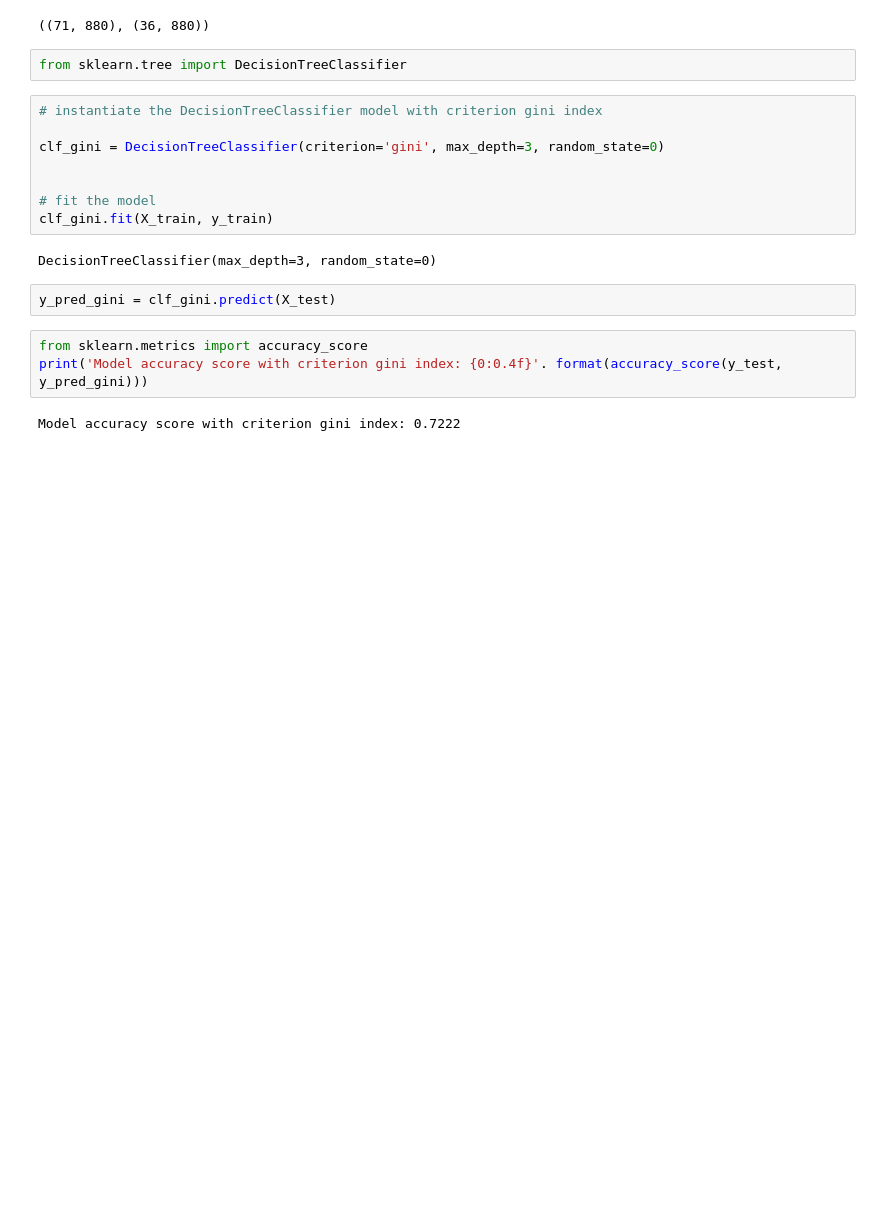
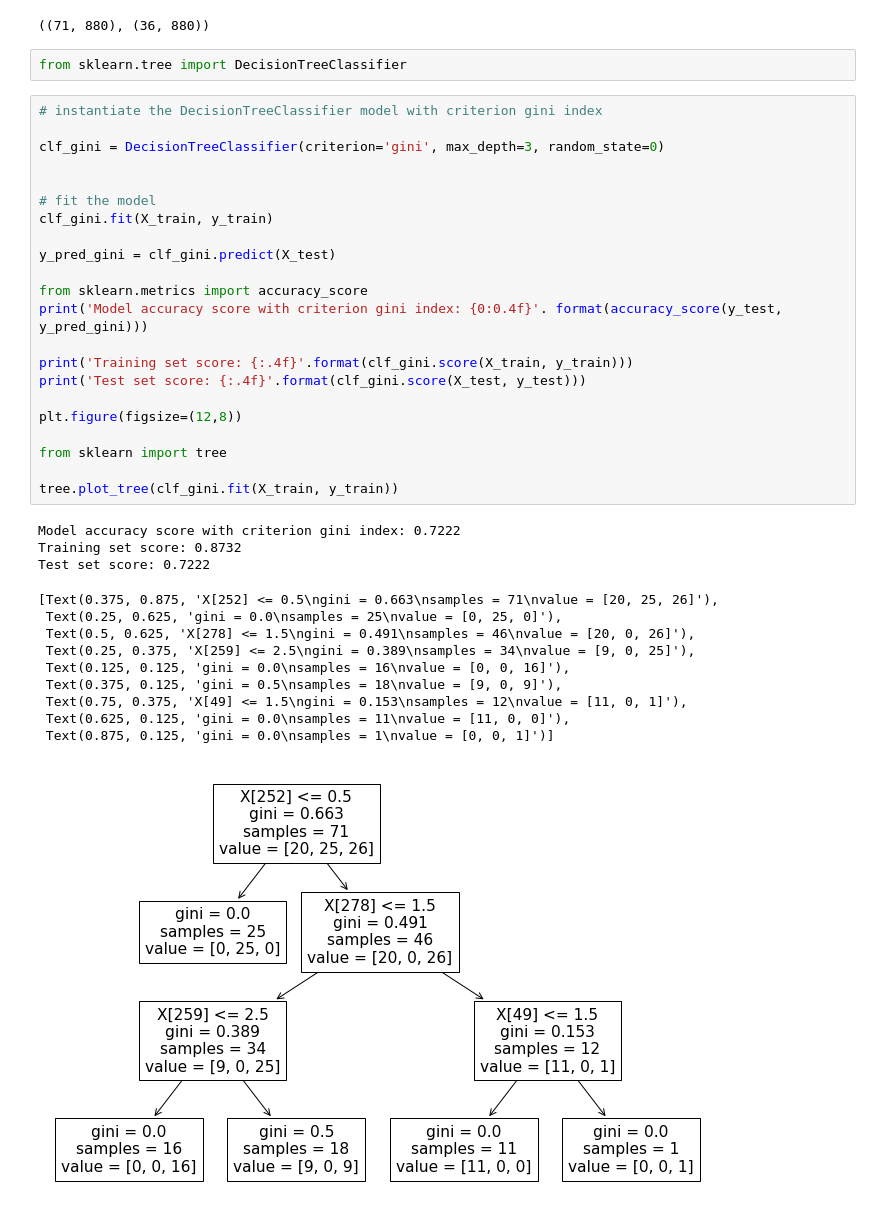
Before and after one commit to thatjohnguy/afidep-deep-learning-project, a Jupyter notebook: decision-trees-afidep-lagos.ipynb, the cells around one changed output. Drawn from its saved outputs; the diff is of its cells as text; blank space fills up the shorter version.

```diff
--- a/decision-trees-afidep-lagos.ipynb
+++ b/decision-trees-afidep-lagos.ipynb
@@ -200,20 +200,39 @@ X_train.shape, X_test.shape
 ((71, 880), (36, 880))
 # %%
 from sklearn.tree import DecisionTreeClassifier
-# %%
-# instantiate the DecisionTreeClassifier model with criterion gini index
-
-clf_gini = DecisionTreeClassifier(criterion='gini', max_depth=3, random_state=0)
-
-
-# fit the model
-clf_gini.fit(X_train, y_train)
-# %% [output]
-DecisionTreeClassifier(max_depth=3, random_state=0)
-# %%
-y_pred_gini = clf_gini.predict(X_test)
-# %%
-from sklearn.metrics import accuracy_score
-print('Model accuracy score with criterion gini index: {0:0.4f}'. format(accuracy_score(y_test, y_pred_gini)))
-# %% [output]
-Model accuracy score with criterion gini index: 0.7222
+# %%
+# instantiate the DecisionTreeClassifier model with criterion gini index
+
+clf_gini = DecisionTreeClassifier(criterion='gini', max_depth=3, random_state=0)
+
+
+# fit the model
+clf_gini.fit(X_train, y_train)
+
+y_pred_gini = clf_gini.predict(X_test)
+
+from sklearn.metrics import accuracy_score
+print('Model accuracy score with criterion gini index: {0:0.4f}'. format(accuracy_score(y_test, y_pred_gini)))
+
+print('Training set score: {:.4f}'.format(clf_gini.score(X_train, y_train)))
+print('Test set score: {:.4f}'.format(clf_gini.score(X_test, y_test)))
+
+plt.figure(figsize=(12,8))
+
+from sklearn import tree
+
+tree.plot_tree(clf_gini.fit(X_train, y_train))
+# %% [output]
+Model accuracy score with criterion gini index: 0.7222
+Training set score: 0.8732
+Test set score: 0.7222
+[Text(0.375, 0.875, 'X[252] <= 0.5\ngini = 0.663\nsamples = 71\nvalue = [20, 25, 26]'),
+ Text(0.25, 0.625, 'gini = 0.0\nsamples = 25\nvalue = [0, 25, 0]'),
+ Text(0.5, 0.625, 'X[278] <= 1.5\ngini = 0.491\nsamples = 46\nvalue = [20, 0, 26]'),
+ Text(0.25, 0.375, 'X[259] <= 2.5\ngini = 0.389\nsamples = 34\nvalue = [9, 0, 25]'),
+ Text(0.125, 0.125, 'gini = 0.0\nsamples = 16\nvalue = [0, 0, 16]'),
+ Text(0.375, 0.125, 'gini = 0.5\nsamples = 18\nvalue = [9, 0, 9]'),
+ Text(0.75, 0.375, 'X[49] <= 1.5\ngini = 0.153\nsamples = 12\nvalue = [11, 0, 1]'),
+ Text(0.625, 0.125, 'gini = 0.0\nsamples = 11\nvalue = [11, 0, 0]'),
+ Text(0.875, 0.125, 'gini = 0.0\nsamples = 1\nvalue = [0, 0, 1]')]
+[figure, added]
```
Also changed, not shown: parts of 3 cells of this notebook.
